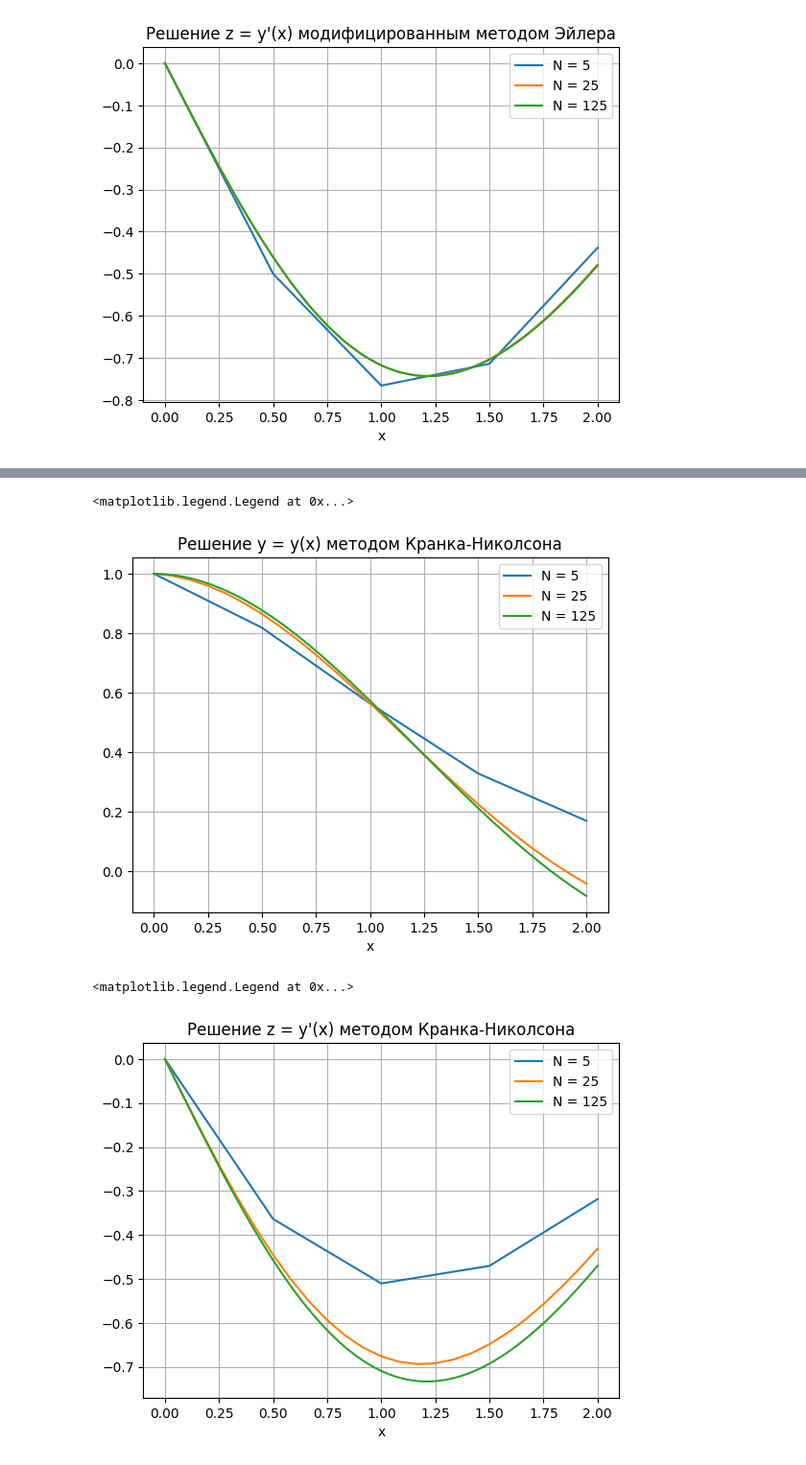
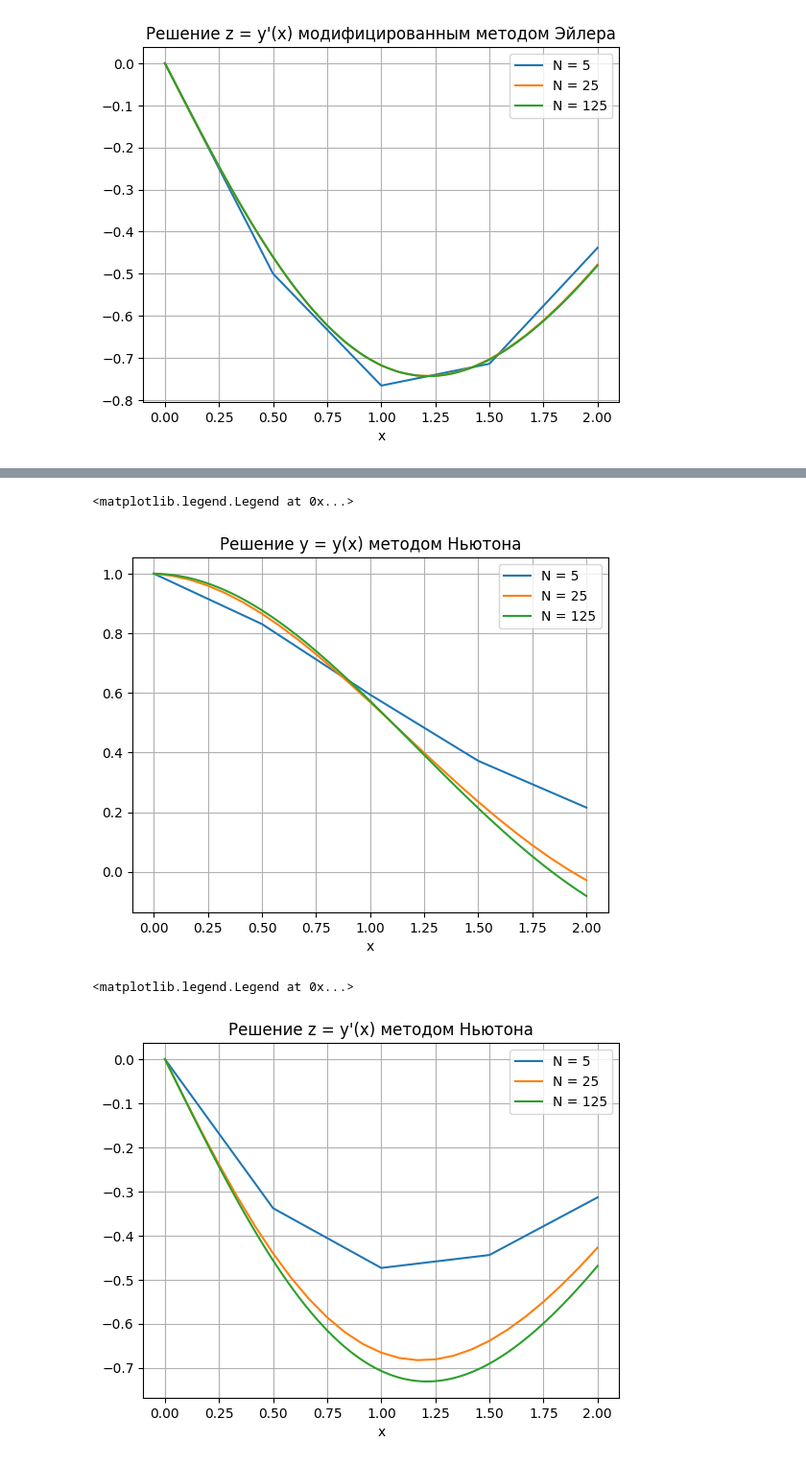
Before and after one commit to azizka85/Numerical-Methods, a Jupyter notebook: notebooks/12_nonlinear_ode.ipynb, the cells around one changed output, grey strips where cells are left out. Shown at 96% size. Drawn from its saved outputs; the diff is of its cells as text; code cells hidden in the pictures.

```diff
--- a/notebooks/12_nonlinear_ode.ipynb
+++ b/notebooks/12_nonlinear_ode.ipynb
@@ -337,0 +338,8 @@ for i in range(len(N)):
+# %%
+for i in range(len(N)):
+    plt.plot(x[i], yp1[i][:, 0], label=f'N = {N[i]}')
+
+plt.title("Решение y = y(x) одноитерационным методом Пикара")
+plt.xlabel('x')
+plt.grid()
+plt.legend()
@@ -337,0 +349,8 @@ for i in range(len(N)):
+# %%
+for i in range(len(N)):
+    plt.plot(x[i], yp1[i][:, 1], label=f'N = {N[i]}')
+
+plt.title("Решение z = y'(x) одноитерационным методом Пикара")
+plt.xlabel('x')
+plt.grid()
+plt.legend()
@@ -338,22 +370,42 @@ for i in range(len(N)):
+# %%
+from modules.equations.system import newton_raphson_system
+
+yn = [np.zeros((n, m)) for n in N]
+
+for i in range(len(N)):
+    h = x[i][1] - x[i][0]
+
+    yn[i][0] = ya
+
+    for j in range(1, N[i]):
+        def f(y: np.ndarray[np.double]) -> np.ndarray[np.double]:
+            fy = np.zeros(len(y))
+
+            fy[0] = y[0] - yn[i][j-1][0] - h*y[1]
+            fy[1] = y[1] - yn[i][j-1][1] + h*(y[0] + 0.5*(y[0]*y[0] - 1))
+
+            return fy
+
+        yn[i][j], iter = newton_raphson_system(f, yn[i][j-1].copy(), 1e-2, tol, 100)
 # %%
 for i in range(len(N)):
-    plt.plot(x[i], ycn[i][:, 0], label=f'N = {N[i]}')
+    plt.plot(x[i], yn[i][:, 0], label=f'N = {N[i]}')
 
-plt.title("Решение y = y(x) методом Кранка-Николсона")
+plt.title("Решение y = y(x) методом Ньютона")
 plt.xlabel('x')
 plt.grid()
 plt.legend()
 # %% [output]
 <matplotlib.legend.Legend at 0x...>
-[figure, old version]
+[figure, new version]
 # %%
 for i in range(len(N)):
-    plt.plot(x[i], ycn[i][:, 1], label=f'N = {N[i]}')
+    plt.plot(x[i], yn[i][:, 1], label=f'N = {N[i]}')
 
-plt.title("Решение z = y'(x) методом Кранка-Николсона")
+plt.title("Решение z = y'(x) методом Ньютона")
 plt.xlabel('x')
 plt.grid()
 plt.legend()
 # %% [output]
 <matplotlib.legend.Legend at 0x...>
-[figure, old version]
+[figure, new version]
```
Also changed, not shown: parts of 9 cells of this notebook.
